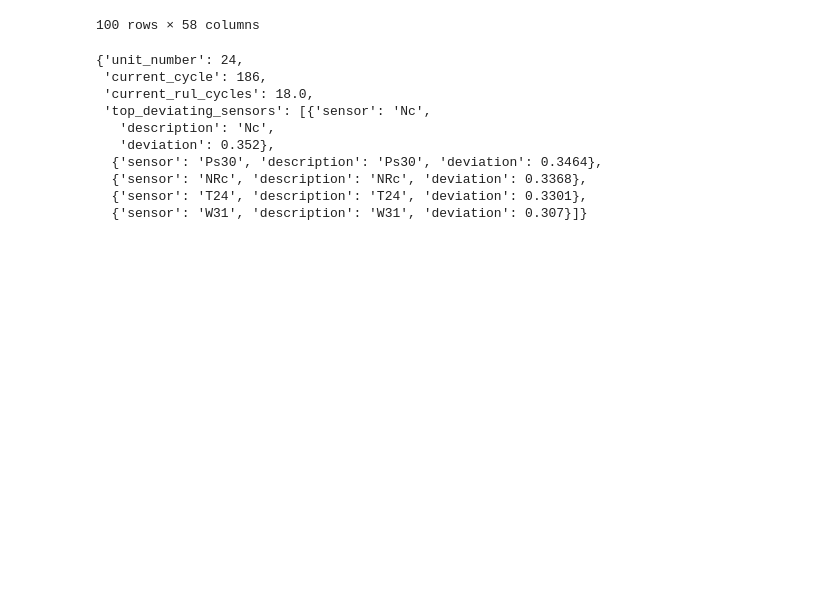
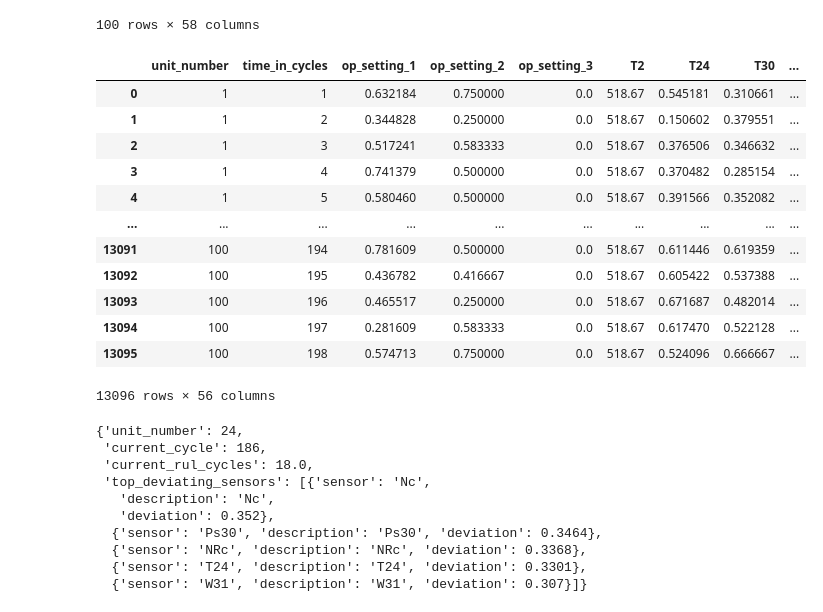
Before and after one commit to RajaAhsan97/NASA-Turbofan-Engine---Predictive-maintenance, a Jupyter notebook: notebook/predictive_maintenance_nasa_turbofan.ipynb, the cells around one changed output. Drawn from its saved outputs; the diff is of its cells as text; code cells hidden in the pictures; blank space fills up the shorter version.

```diff
--- a/notebook/predictive_maintenance_nasa_turbofan.ipynb
+++ b/notebook/predictive_maintenance_nasa_turbofan.ipynb
@@ -548,6 +649,22 @@ test_last
 | 98 | 99 | 97 | 0.770115 | 0.500000 | 0.0 | 518.67 | 0.237952 | 0.304992 | ... |
 | 99 | 100 | 198 | 0.574713 | 0.750000 | 0.0 | 518.67 | 0.524096 | 0.666667 | ... |
 100 rows × 58 columns
+# %%
+test_fe
+# %% [output]
+|  | unit_number | time_in_cycles | op_setting_1 | op_setting_2 | op_setting_3 | T2 | T24 | T30 | ... |
+| 0 | 1 | 1 | 0.632184 | 0.750000 | 0.0 | 518.67 | 0.545181 | 0.310661 | ... |
+| 1 | 1 | 2 | 0.344828 | 0.250000 | 0.0 | 518.67 | 0.150602 | 0.379551 | ... |
+| 2 | 1 | 3 | 0.517241 | 0.583333 | 0.0 | 518.67 | 0.376506 | 0.346632 | ... |
+| 3 | 1 | 4 | 0.741379 | 0.500000 | 0.0 | 518.67 | 0.370482 | 0.285154 | ... |
+| 4 | 1 | 5 | 0.580460 | 0.500000 | 0.0 | 518.67 | 0.391566 | 0.352082 | ... |
+| ... | ... | ... | ... | ... | ... | ... | ... | ... | ... |
+| 13091 | 100 | 194 | 0.781609 | 0.500000 | 0.0 | 518.67 | 0.611446 | 0.619359 | ... |
+| 13092 | 100 | 195 | 0.436782 | 0.416667 | 0.0 | 518.67 | 0.605422 | 0.537388 | ... |
+| 13093 | 100 | 196 | 0.465517 | 0.250000 | 0.0 | 518.67 | 0.671687 | 0.482014 | ... |
+| 13094 | 100 | 197 | 0.281609 | 0.583333 | 0.0 | 518.67 | 0.617470 | 0.522128 | ... |
+| 13095 | 100 | 198 | 0.574713 | 0.750000 | 0.0 | 518.67 | 0.524096 | 0.666667 | ... |
+13096 rows × 56 columns
 # %%
 def build_engine_health_snapshot(unit_number, df_last, df_full, sensors):
     """Assemble a compact JSON-able summary of one engine's current health for the LLM prompt.
```
Also changed, not shown: parts of 15 cells of this notebook.
